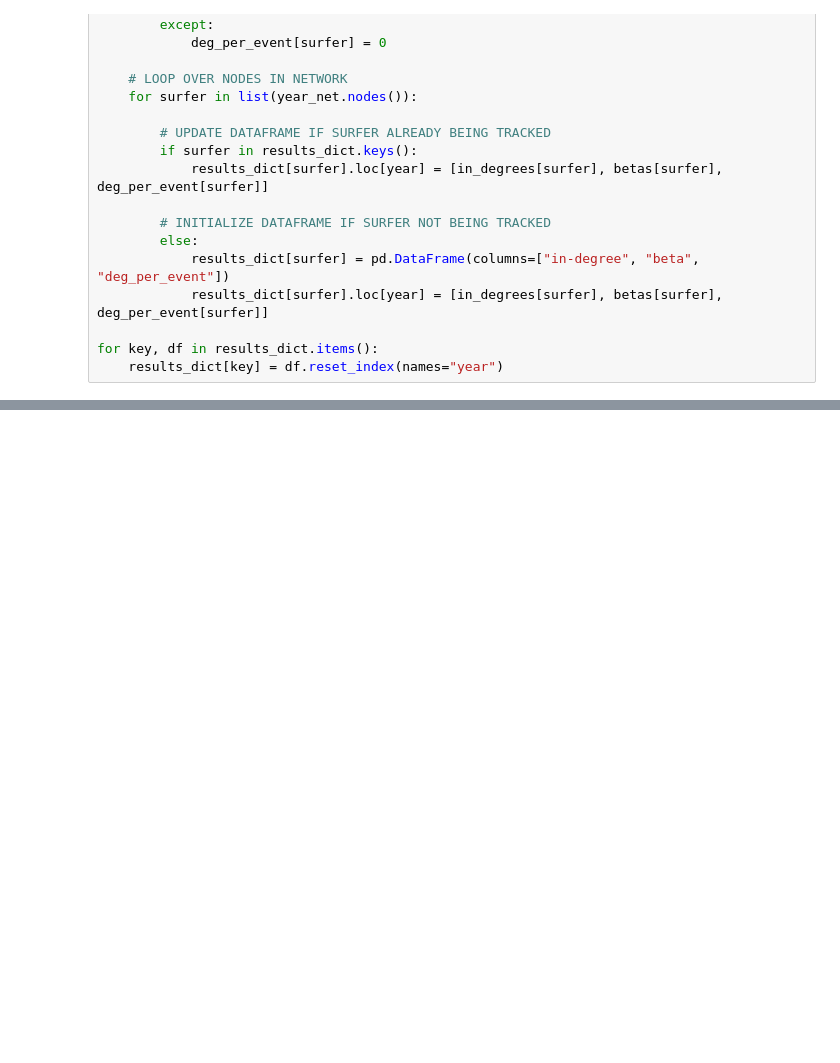
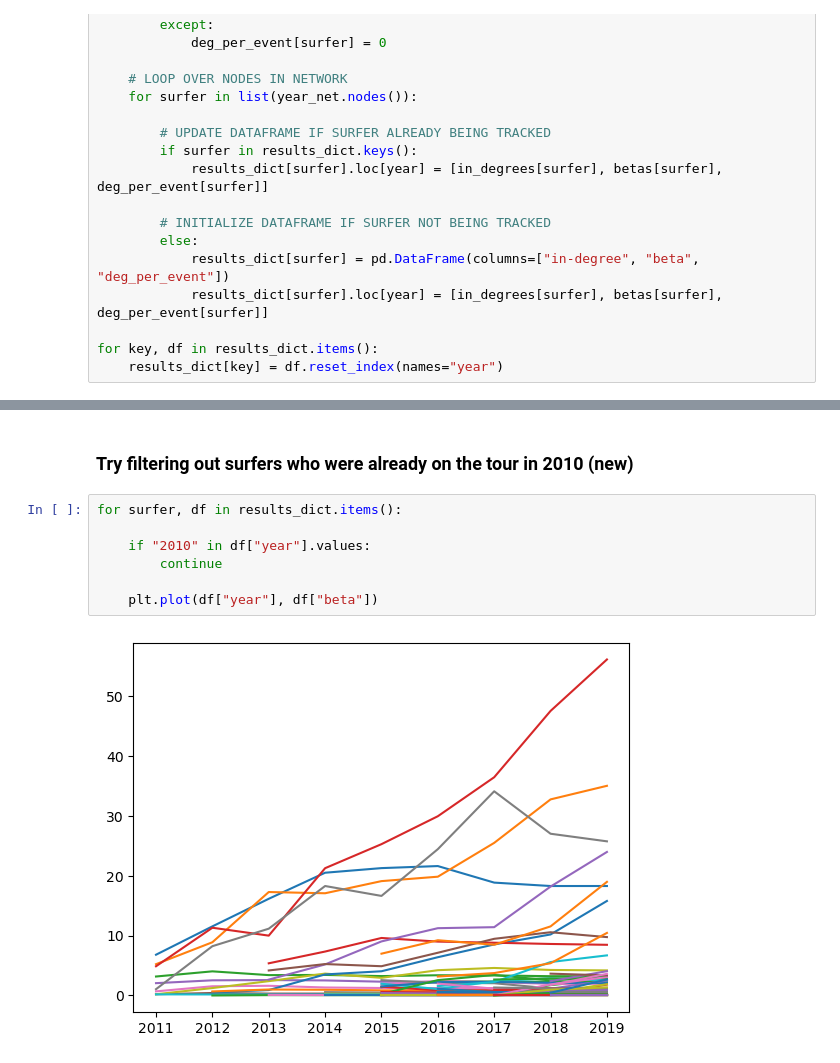
Before and after one commit to imalvarado/6400-Project-ima35, a Jupyter notebook: code/time_series_analysis.ipynb, the cells around one changed output, grey strips where cells are left out. Cells and saved outputs as stored; diff of their text form; blank space fills up the shorter version.

```diff
--- a/code/time_series_analysis.ipynb
+++ b/code/time_series_analysis.ipynb
@@ -75,0 +75,11 @@ results_dict["Gabriel Medina"]
+# %% [markdown]
+### Try filtering out surfers who were already on the tour in 2010 (new)
+# %%
+for surfer, df in results_dict.items():
+
+    if "2010" in df["year"].values:
+        continue
+
+    plt.plot(df["year"], df["beta"])
+# %% [output]
+[figure, added]
```
Also changed, not shown: parts of 3 cells of this notebook, 1 other file.
